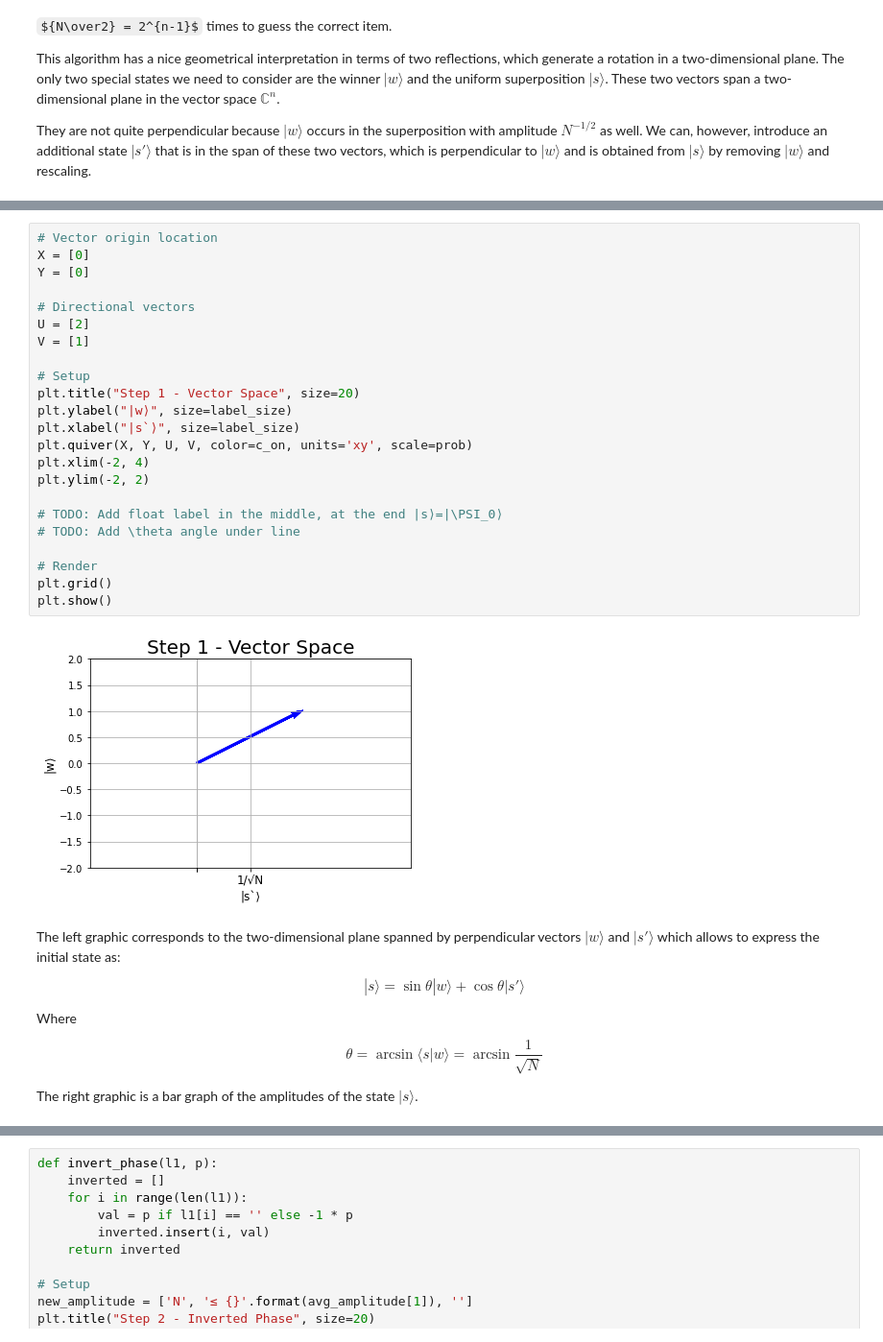
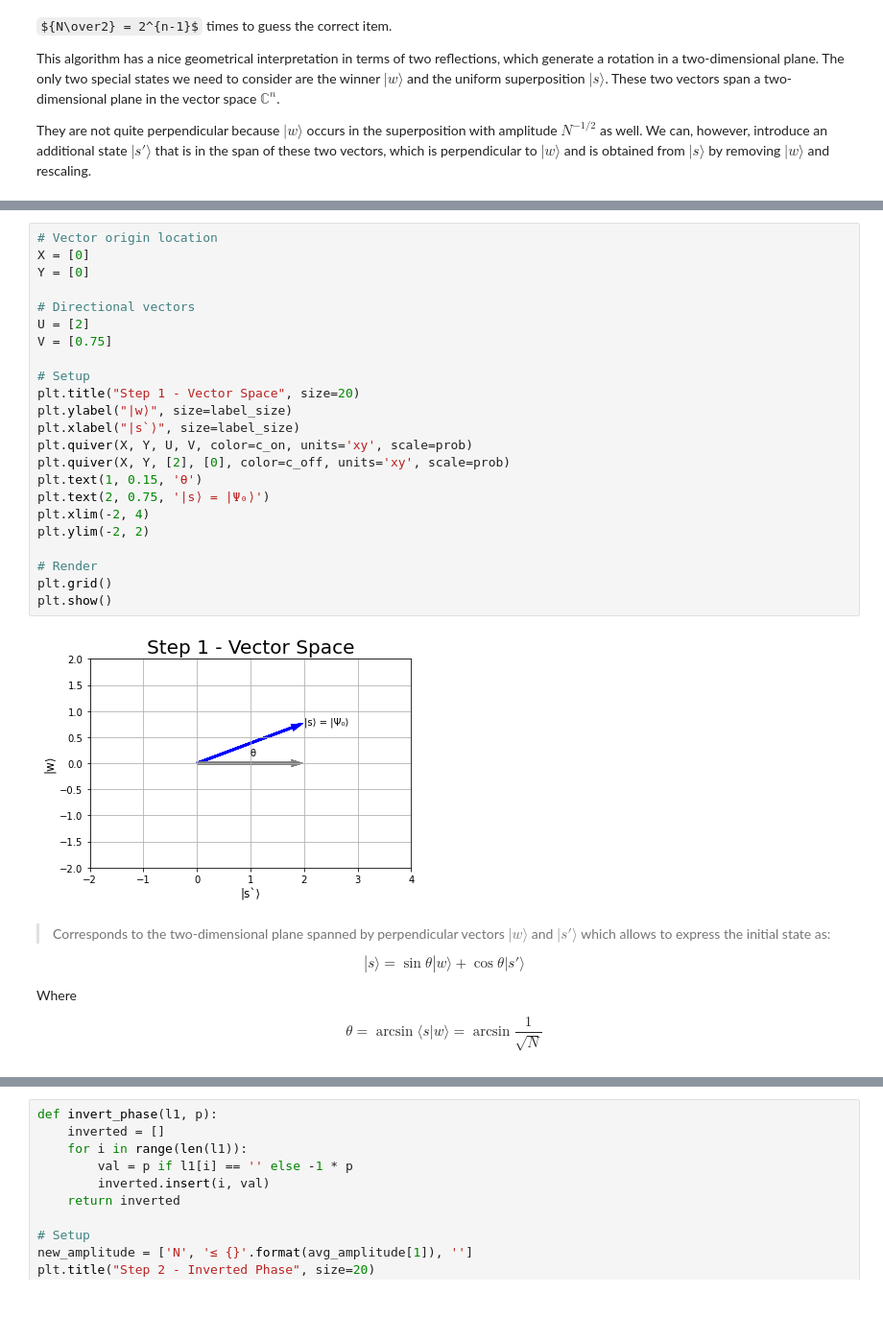
Before and after one commit to jraleman/qcra, a Jupyter notebook: quantum_risk_analysis.ipynb, the cells around one changed output, grey strips where cells are left out. Shown: that part at 96% size. Cells and saved outputs as stored; diff of their text form; some formulas as TeX source; blank space fills up the shorter version.

Commit message:
Plot grover algorithm steps, remove diagrams assets

```diff
--- a/quantum_risk_analysis.ipynb
+++ b/quantum_risk_analysis.ipynb
@@ -154,38 +153,36 @@ $$ |s\rangle = H^{\otimes n} | 0 \rangle^n $$
 # %%
 # Vector origin location
 X = [0]
 Y = [0]
 
 # Directional vectors
 U = [2]
-V = [1]
+V = [0.75]
 
 # Setup
 plt.title("Step 1 - Vector Space", size=20)
 plt.ylabel("|w⟩", size=label_size)
 plt.xlabel("|s`⟩", size=label_size)
 plt.quiver(X, Y, U, V, color=c_on, units='xy', scale=prob)
+plt.quiver(X, Y, [2], [0], color=c_off, units='xy', scale=prob)
+plt.text(1, 0.15, 'θ')
+plt.text(2, 0.75, '|s⟩ = |Ψ₀⟩')
 plt.xlim(-2, 4)
 plt.ylim(-2, 2)
-
-# TODO: Add float label in the middle, at the end |s⟩=|\PSI_0⟩
-# TODO: Add \theta angle under line
 
 # Render
 plt.grid()
 plt.show()
 # %% [output]
-[figure, old version]
+[figure, new version]
 # %% [markdown]
-The left graphic corresponds to the two-dimensional plane spanned by perpendicular vectors $|w⟩$ and $|s′⟩$ which allows to express the initial state as:
+> Corresponds to the two-dimensional plane spanned by perpendicular vectors $|w⟩$ and $|s′⟩$ which allows to express the initial state as:
 
 $$ |s\rangle = \sin \theta | w \rangle + \cos \theta | s' \rangle $$
 
 Where
 
 $$ \theta = \arcsin \langle s | w \rangle = \arcsin \frac{1}{\sqrt{N}} $$
-
-The right graphic is a bar graph of the amplitudes of the state $|s⟩$.
 # %%
 # Setup
 plt.title("Step 1 - Probabilities", size=20)
```
Also changed, not shown: parts of 16 cells of this notebook, 3 other files.
